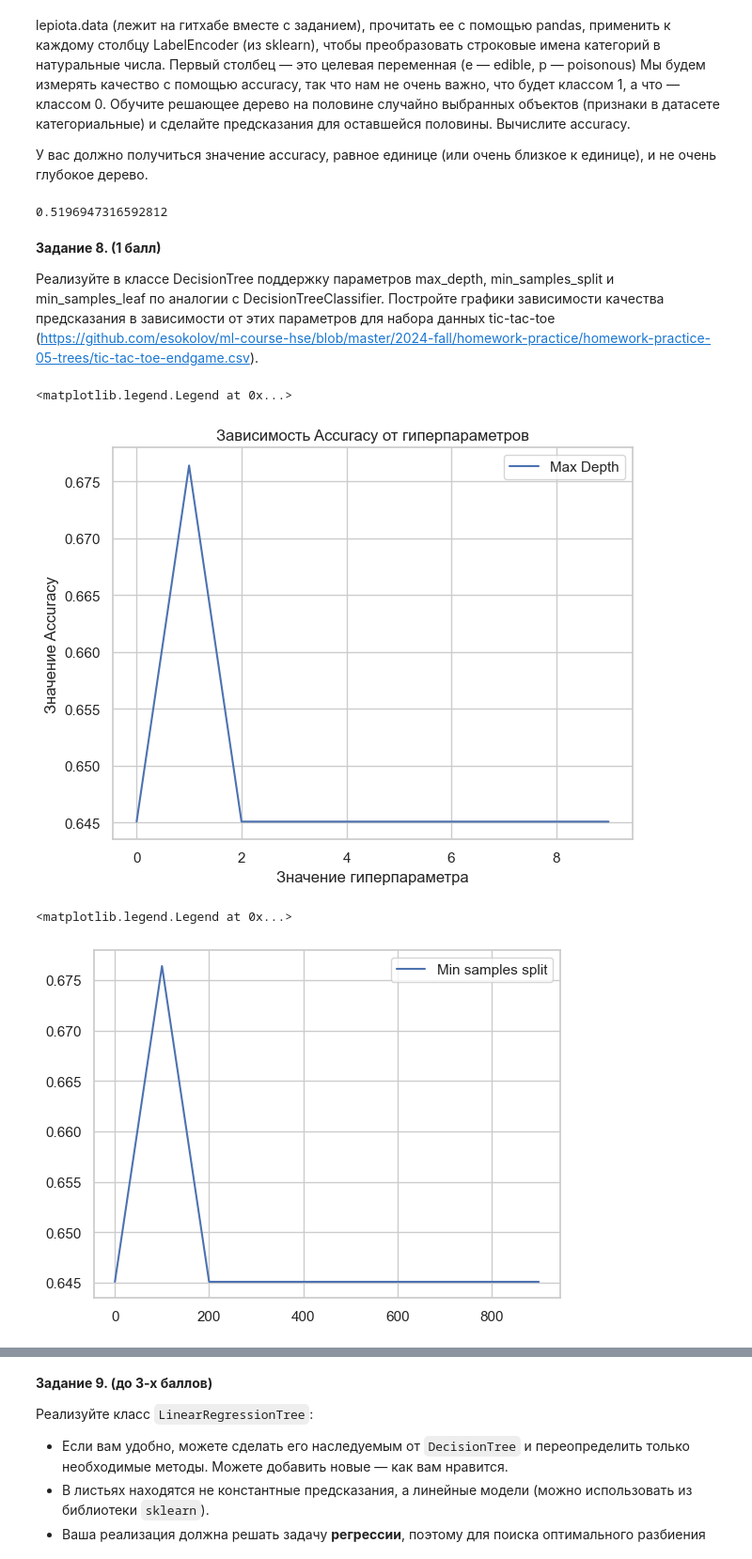
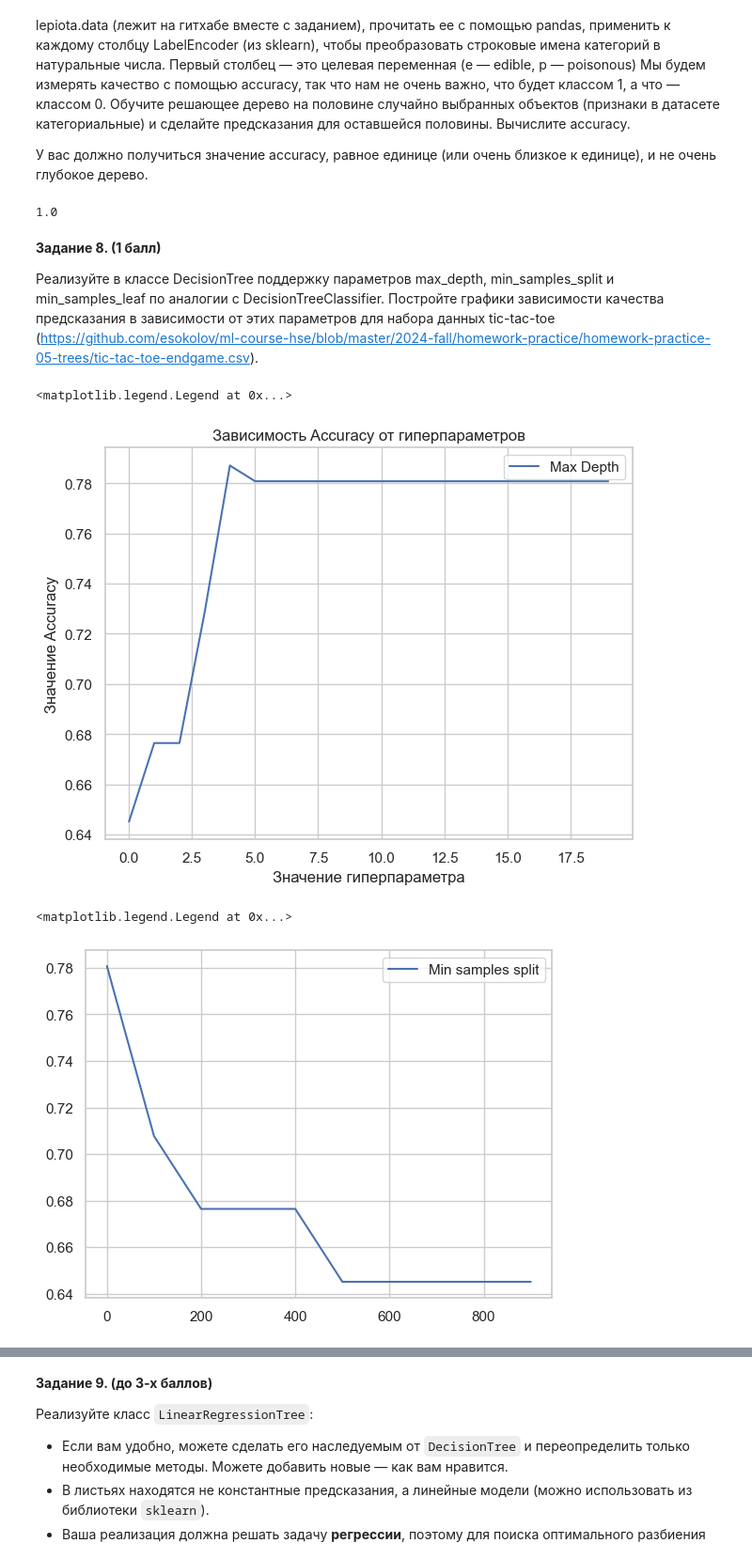
Before and after one commit to AndreiPolischuk/ML_HOMEWORKS, a Jupyter notebook: HW5/homework-practice-05-trees-Polishuk-Andrei.ipynb, the cells around one changed output, grey strips where cells are left out. Shown at 94% size. Saved outputs shown, nothing was run; the diff lists cells and outputs as text; code cells hidden in the pictures.

```diff
--- a/HW5/homework-practice-05-trees-Polishuk-Andrei.ipynb
+++ b/HW5/homework-practice-05-trees-Polishuk-Andrei.ipynb
@@ -433,7 +433,7 @@ feature_types = []
 for i in range(len(df_m.drop(columns=['p']).columns)):
     feature_types.append("categorical")
 
-tree = DecisionTree(feature_types, max_depth=5)
+tree = DecisionTree(feature_types, max_depth= 4)
 
 tree.fit(X_train, y_train)
 
@@ -441,7 +441,7 @@ answers = tree.predict(X_test)
 
 print(accuracy_score(y_test, answers))
 # %% [output]
-0.5196947316592812
+1.0
 # %% [markdown]
 __Задание 8. (1 балл)__
 
@@ -471,7 +471,7 @@ feature_types = []
 for i in range(len(df_m.drop(columns=['V10']).columns)):
     feature_types.append("categorical")
 
-max_depth_diapason = [i for i in range(10)]
+max_depth_diapason = [i for i in range(20)]
 
 min_samples_split_diapason = [i for i in range(0, 1000, 100)]
 
@@ -491,16 +491,16 @@ for i in max_depth_diapason:
     min_d_d.append(accuracy_score(y_test, answers))
 
 for i in min_samples_split_diapason:
-    tree = DecisionTree(feature_types, min_samples_split=i)
-    tree.fit(X_train, y_train)
-    answers = tree.predict(X_test)
-    min_s_s_d.append(accuracy_score(y_test, answers))
+     tree = DecisionTree(feature_types, min_samples_split=i)
+     tree.fit(X_train, y_train)
+     answers = tree.predict(X_test)
+     min_s_s_d.append(accuracy_score(y_test, answers))
 
 for i in min_samples_leaf_diapason:
-    tree = DecisionTree(feature_types, min_samples_leaf=i)
-    tree.fit(X_train, y_train)
-    answers = tree.predict(X_test)
-    min_s_l_d.append(accuracy_score(y_test, answers))
+     tree = DecisionTree(feature_types, min_samples_leaf=i)
+     tree.fit(X_train, y_train)
+     answers = tree.predict(X_test)
+     min_s_l_d.append(accuracy_score(y_test, answers))
 
 
 
@@ -518,13 +518,13 @@ plt.title('Зависимость Accuracy от гиперпараметров')
 plt.legend()
 # %% [output]
 <matplotlib.legend.Legend at 0x...>
-[figure, old version]
+[figure, new version]
 # %%
-plt.plot(min_samples_split_diapason, min_d_d, label='Min samples split')
+plt.plot(min_samples_split_diapason, min_s_s_d, label='Min samples split')
 plt.legend()
 # %% [output]
 <matplotlib.legend.Legend at 0x...>
-[figure, old version]
+[figure, new version]
 # %%
 plt.plot(min_samples_leaf_diapason, min_s_l_d, label='Min samples Leaf')
 plt.legend()
```
Also changed, not shown: parts of 8 cells of this notebook.
